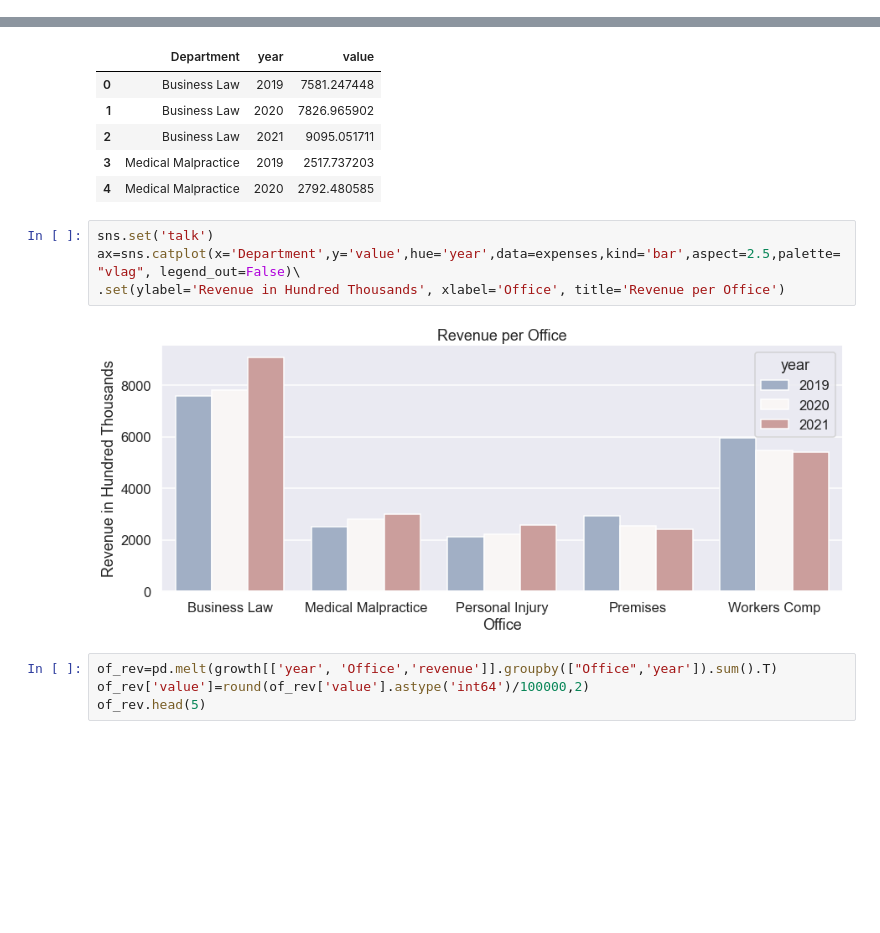
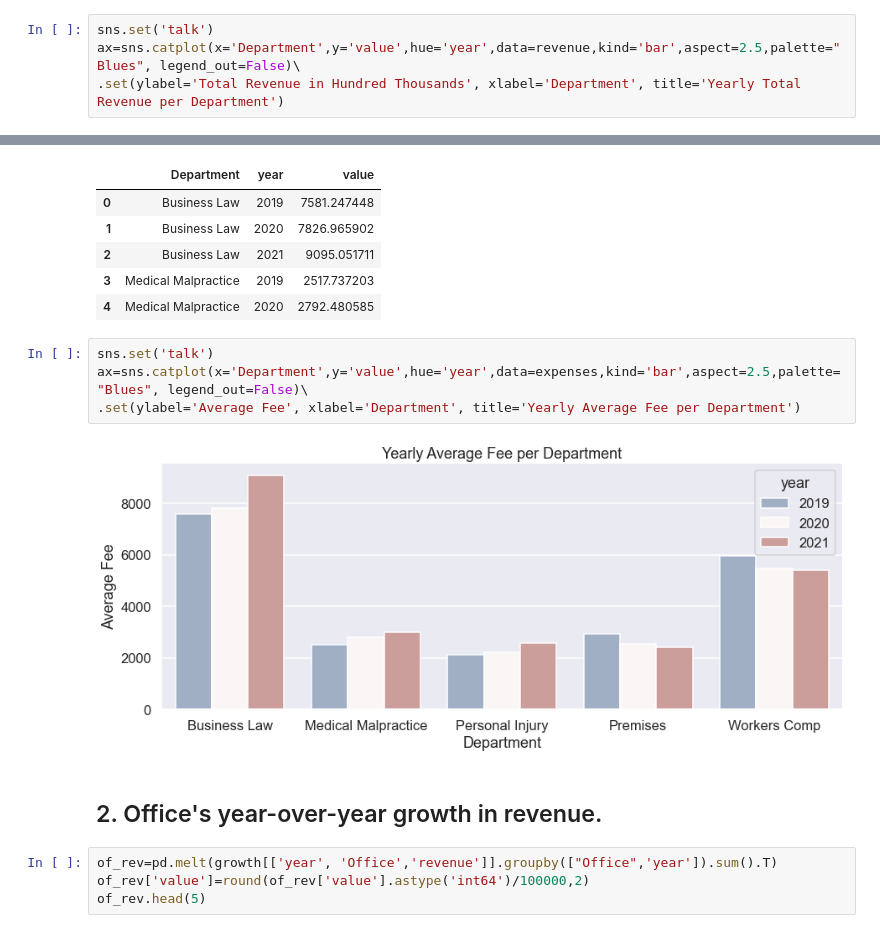
Before and after one commit to carlosiruiz/mnm-data_analyst, a Jupyter notebook: Lawfirm_Analysis.ipynb, the cells around one changed output, grey strips where cells are left out. Drawn from its saved outputs; the diff is of its cells as text; blank space fills up the shorter version.

```diff
--- a/Lawfirm_Analysis.ipynb
+++ b/Lawfirm_Analysis.ipynb
@@ -64,0 +44,4 @@ revenue.plot(kind='bar')
+# %%
+sns.set('talk')
+ax=sns.catplot(x='Department',y='value',hue='year',data=revenue,kind='bar',aspect=2.5,palette="Blues", legend_out=False)\
+.set(ylabel='Total Revenue in Hundred Thousands', xlabel='Department', title='Yearly Total Revenue per Department')
@@ -74,10 +61,12 @@ expenses.head(5)
 | 4 | Medical Malpractice | 2020 | 2792.480585 |
 # %%
 sns.set('talk')
-ax=sns.catplot(x='Department',y='value',hue='year',data=expenses,kind='bar',aspect=2.5,palette="vlag", legend_out=False)\
-.set(ylabel='Revenue in Hundred Thousands', xlabel='Office', title='Revenue per Office')
+ax=sns.catplot(x='Department',y='value',hue='year',data=expenses,kind='bar',aspect=2.5,palette="Blues", legend_out=False)\
+.set(ylabel='Average Fee', xlabel='Department', title='Yearly Average Fee per Department')
 # %% [output]
-[figure, old version]
+[figure, new version]
+# %% [markdown]
+## 2. Office's year-over-year growth in revenue.
 # %%
 of_rev=pd.melt(growth[['year', 'Office','revenue']].groupby(["Office",'year']).sum().T)
 of_rev['value']=round(of_rev['value'].astype('int64')/100000,2)
```
Also changed, not shown: parts of 11 cells of this notebook.
